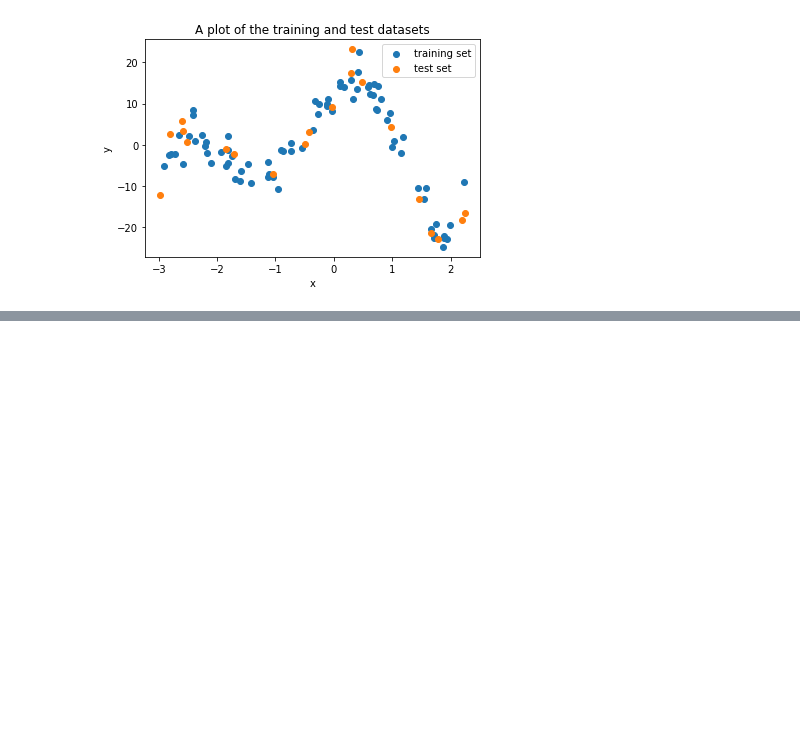
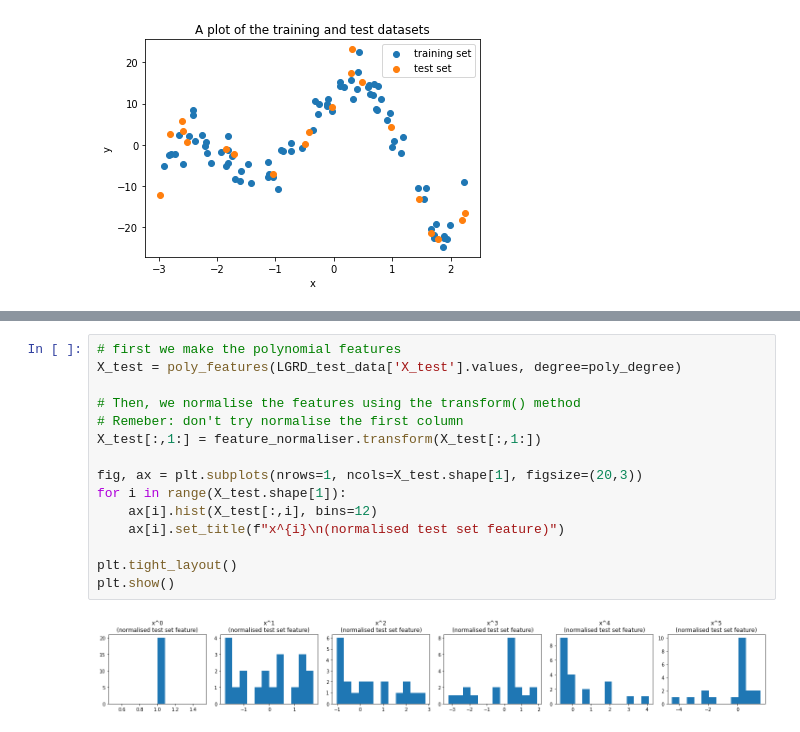
Before and after one commit to shaisid01/Linear-Regression-Gradient-Decent, a Jupyter notebook: Notebook/LRGradientDecent.ipynb, the cells around one changed output, grey strips where cells are left out. Saved outputs shown, nothing was run; the diff lists cells and outputs as text; blank space fills up the shorter version.

```diff
--- a/Notebook/LRGradientDecent.ipynb
+++ b/Notebook/LRGradientDecent.ipynb
@@ -68,0 +178,17 @@ plt.show()
+# %%
+# first we make the polynomial features
+X_test = poly_features(LGRD_test_data['X_test'].values, degree=poly_degree)
+
+# Then, we normalise the features using the transform() method
+# Remeber: don't try normalise the first column
+X_test[:,1:] = feature_normaliser.transform(X_test[:,1:])
+
+fig, ax = plt.subplots(nrows=1, ncols=X_test.shape[1], figsize=(20,3))
+for i in range(X_test.shape[1]):
+    ax[i].hist(X_test[:,i], bins=12)
+    ax[i].set_title(f"x^{i}\n(normalised test set feature)")
+
+plt.tight_layout()
+plt.show()
+# %% [output]
+[figure, added]
```
Also changed, not shown: parts of 33 cells of this notebook.
